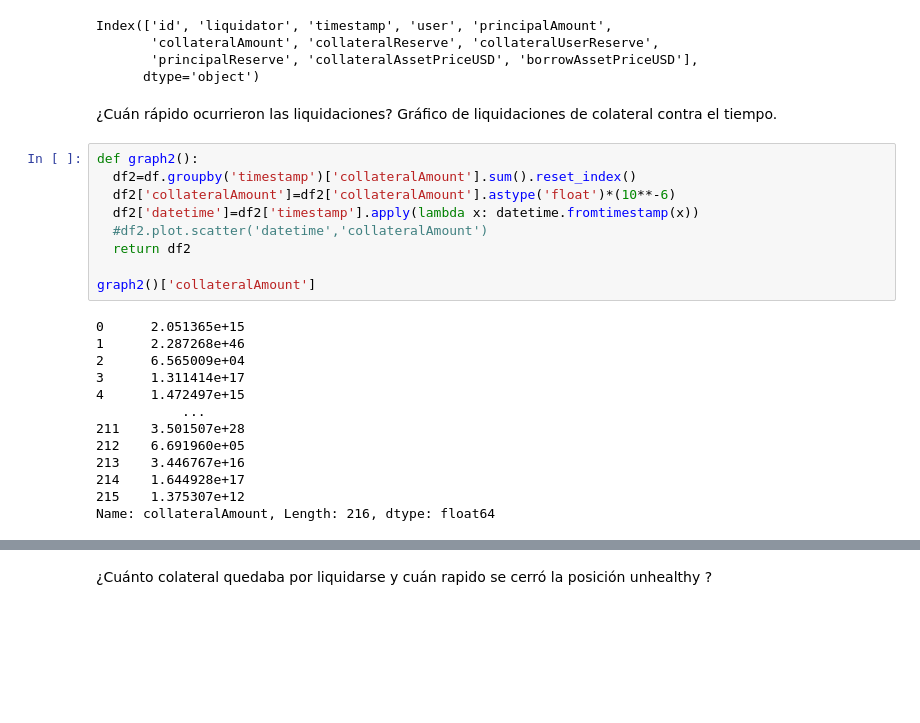
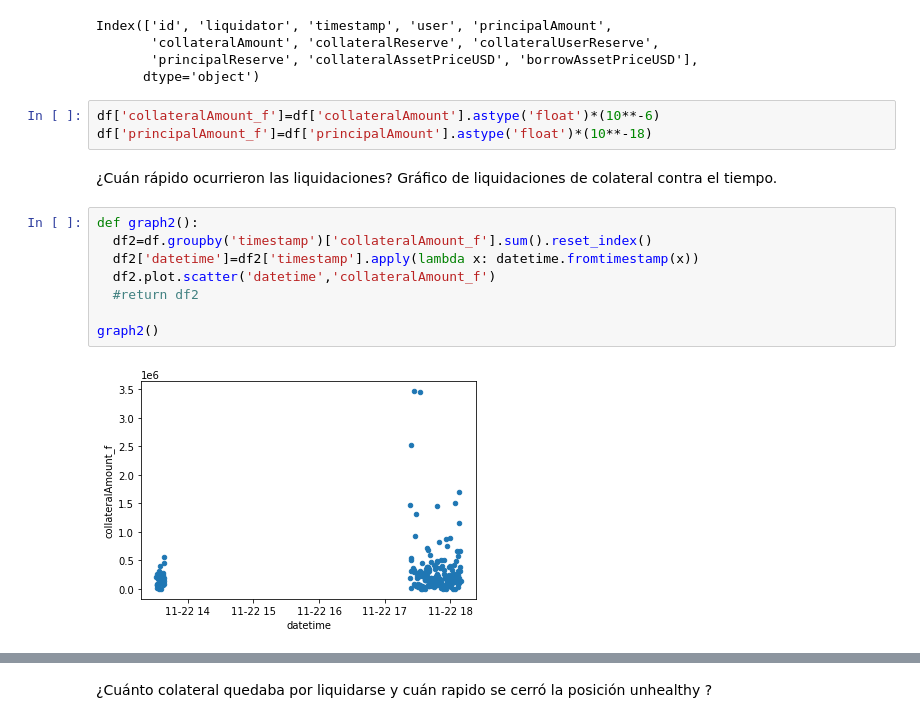
Before and after one commit to rpasquini/defidata, a Jupyter notebook: AAVE_graph_request_examples.ipynb, the cells around one changed output, grey strips where cells are left out. Saved outputs shown, nothing was run; the diff lists cells and outputs as text; blank space fills up the shorter version.

```diff
--- a/AAVE_graph_request_examples.ipynb
+++ b/AAVE_graph_request_examples.ipynb
@@ -456,27 +455,18 @@ Index(['id', 'liquidator', 'timestamp', 'user', 'principalAmount',
        'collateralAmount', 'collateralReserve', 'collateralUserReserve',
        'principalReserve', 'collateralAssetPriceUSD', 'borrowAssetPriceUSD'],
       dtype='object')
+# %%
+df['collateralAmount_f']=df['collateralAmount'].astype('float')*(10**-6)
+df['principalAmount_f']=df['principalAmount'].astype('float')*(10**-18)
 # %% [markdown]
 ¿Cuán rápido ocurrieron las liquidaciones? Gráfico de liquidaciones de colateral contra el tiempo.
 # %%
 def graph2():
-  df2=df.groupby('timestamp')['collateralAmount'].sum().reset_index()
-  df2['collateralAmount']=df2['collateralAmount'].astype('float')*(10**-6)
+  df2=df.groupby('timestamp')['collateralAmount_f'].sum().reset_index()
   df2['datetime']=df2['timestamp'].apply(lambda x: datetime.fromtimestamp(x))
-  #df2.plot.scatter('datetime','collateralAmount')
-  return df2
+  df2.plot.scatter('datetime','collateralAmount_f')
+  #return df2
 
-graph2()['collateralAmount']
+graph2()
 # %% [output]
-0      2.051365e+15
-1      2.287268e+46
-2      6.565009e+04
-3      1.311414e+17
-4      1.472497e+15
-           ...
-211    3.501507e+28
-212    6.691960e+05
-213    3.446767e+16
-214    1.644928e+17
-215    1.375307e+12
-Name: collateralAmount, Length: 216, dtype: float64
+[figure, added]
```
Also changed, not shown: parts of 7 cells of this notebook.
